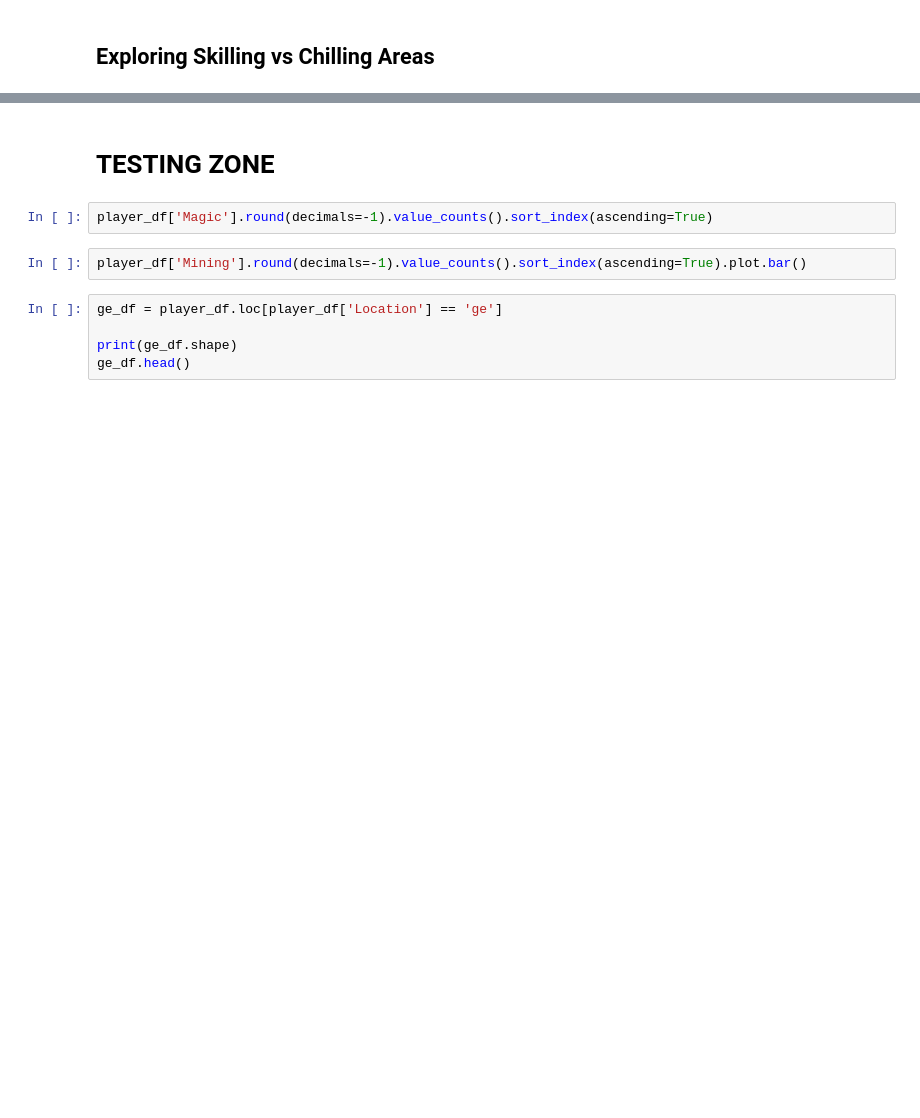
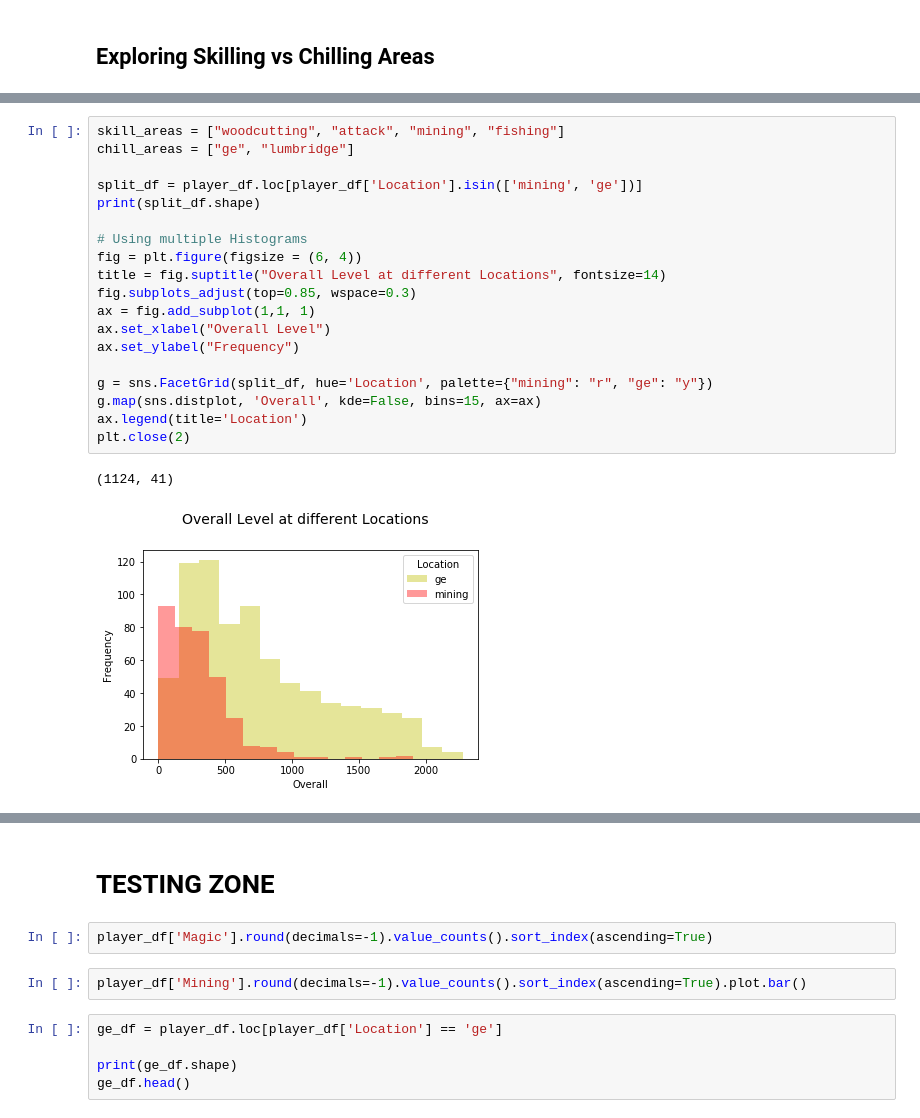
Before and after one commit to chriskok/BotClassification-OSRS, a Jupyter notebook: EDA.ipynb, the cells around one changed output, grey strips where cells are left out. Saved outputs shown, nothing was run; the diff lists cells and outputs as text; blank space fills up the shorter version.

```diff
--- a/EDA.ipynb
+++ b/EDA.ipynb
@@ -130,0 +143,22 @@ SyntaxError: invalid syntax (<ipython-input-10-4e00e299998e>, line 4)
+# %%
+skill_areas = ["woodcutting", "attack", "mining", "fishing"]
+chill_areas = ["ge", "lumbridge"]
+
+split_df = player_df.loc[player_df['Location'].isin(['mining', 'ge'])]
+print(split_df.shape)
+
+# Using multiple Histograms
+fig = plt.figure(figsize = (6, 4))
+title = fig.suptitle("Overall Level at different Locations", fontsize=14)
+fig.subplots_adjust(top=0.85, wspace=0.3)
+ax = fig.add_subplot(1,1, 1)
+ax.set_xlabel("Overall Level")
+ax.set_ylabel("Frequency")
+
+g = sns.FacetGrid(split_df, hue='Location', palette={"mining": "r", "ge": "y"})
+g.map(sns.distplot, 'Overall', kde=False, bins=15, ax=ax)
+ax.legend(title='Location')
+plt.close(2)
+# %% [output]
+(1124, 41)
+[figure, added]
```
Also changed, not shown: parts of 5 cells of this notebook.
